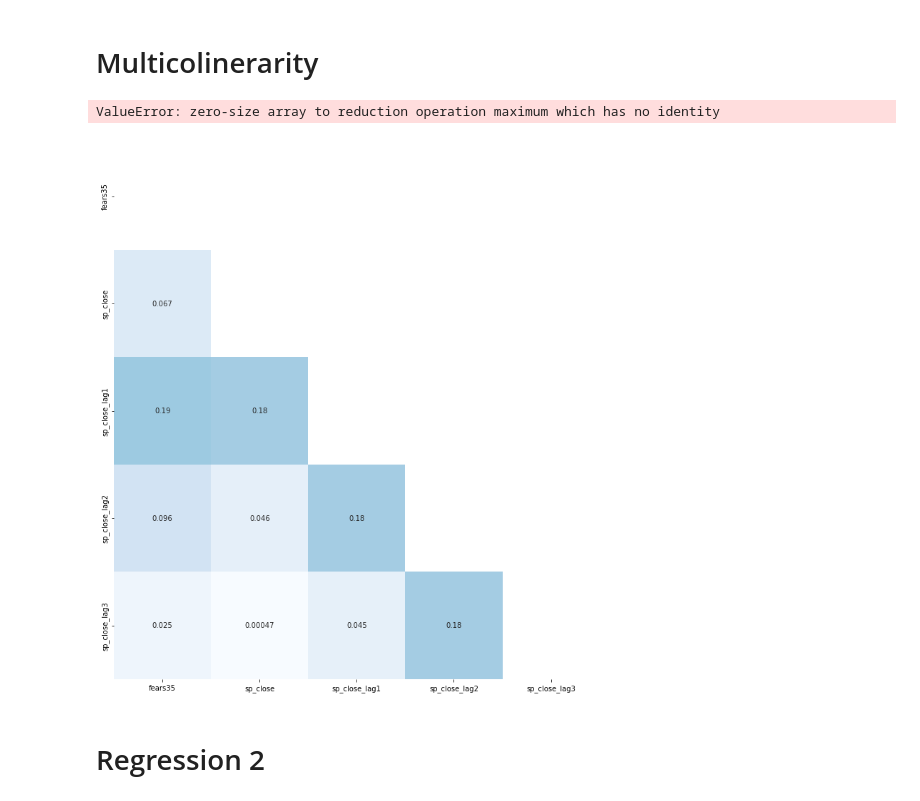
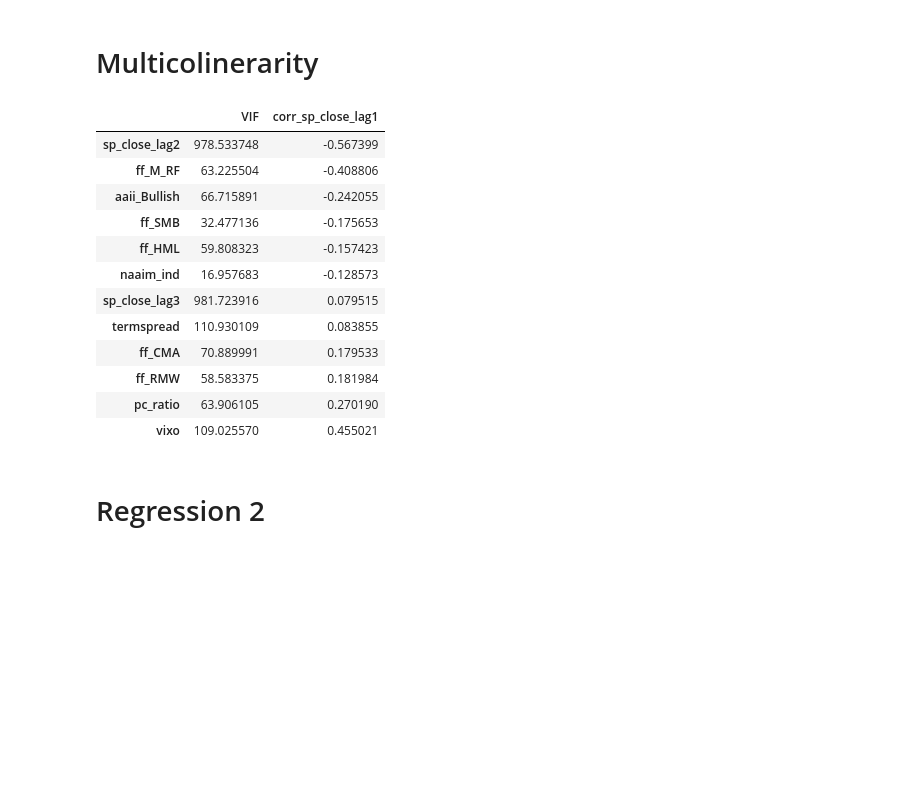
Before and after one commit to lukasgrahl/bachelor, a Jupyter notebook: notebooks/work_data.ipynb, the cells around one changed output. Saved outputs shown, nothing was run; the diff lists cells and outputs as text; code cells hidden in the pictures; blank space fills up the shorter version.

```diff
--- a/notebooks/work_data.ipynb
+++ b/notebooks/work_data.ipynb
@@ -169,8 +148,0 @@ from statsmodels.stats.outliers_influence import variance_inflation_factor
-# %%
-vif = pd.DataFrame([cols,
-                    [variance_inflation_factor(df_ws[cols].values, i) for i in range(df_ws[cols].shape[1])]],
-                   index=["features", "VIF"]).transpose().sort_values("VIF", ascending=False)
-vif.set_index("features", inplace=True)
-vif = vif.join(df_ws[cols].corrwith(df_ws[data_dict["predicted"]]).sort_values(ascending=False).rename('corr_predicted'))
-# %% [output]
-ValueError: zero-size array to reduction operation maximum which has no identity
@@ -179,8 +149,26 @@ vif
+# %%
+get_variance_inflation_factor(df_ws,
+                              cols,
+                             col_pred=data_dict["predicted"])
+# %% [output]
+|  | VIF | corr_sp_close_lag1 |
+| sp_close_lag2 | 978.533748 | -0.567399 |
+| ff_M_RF | 63.225504 | -0.408806 |
+| aaii_Bullish | 66.715891 | -0.242055 |
+| ff_SMB | 32.477136 | -0.175653 |
+| ff_HML | 59.808323 | -0.157423 |
+| naaim_ind | 16.957683 | -0.128573 |
+| sp_close_lag3 | 981.723916 | 0.079515 |
+| termspread | 110.930109 | 0.083855 |
+| ff_CMA | 70.889991 | 0.179533 |
+| ff_RMW | 58.583375 | 0.181984 |
+| pc_ratio | 63.906105 | 0.270190 |
+| vixo | 109.025570 | 0.455021 |
 # %%
-corr_matrix = df_ws.corr()
+corr_matrix = df_ws[cols].corr()
 mask = np.triu(corr_matrix)
 
-plt.figure(figsize=(10, 11))
+fig = plt.figure(figsize=(.75 * len(corr_matrix), .75 * len(corr_matrix)))
 sns.heatmap(abs(corr_matrix),
             annot=True,
             cmap="Blues",
@@ -189,8 +177,7 @@ sns.heatmap(abs(corr_matrix),
            mask=mask,
            cbar=False)
 plt.tight_layout()
+plt.close(fig)
-# %% [output]
-[figure, removed]
 # %% [markdown]
 # Regression 2
 # %%
```
Also changed, not shown: parts of 30 cells of this notebook, 1 other file.
